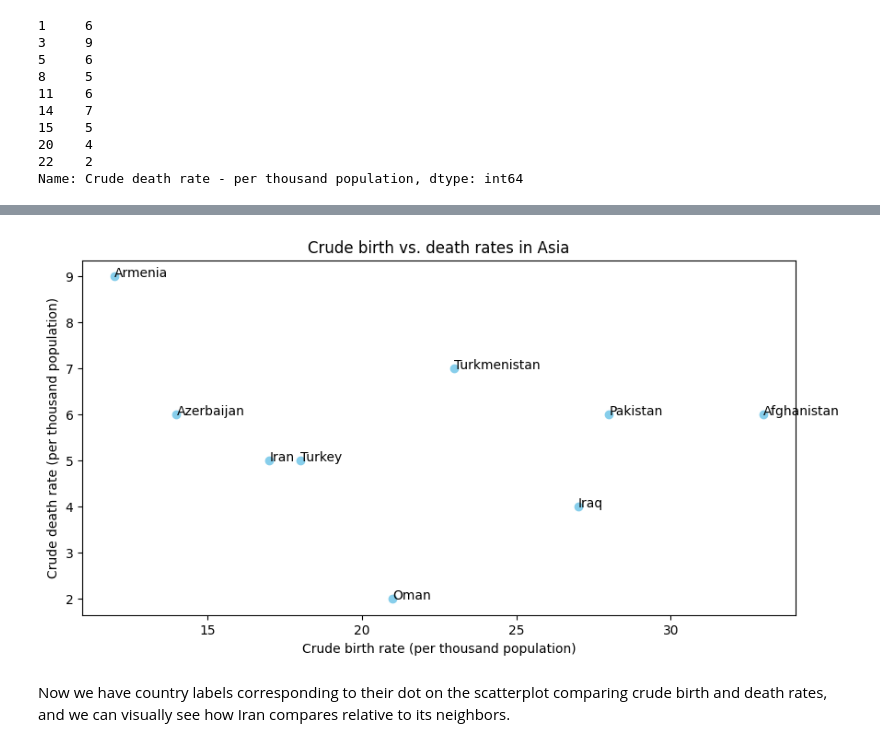
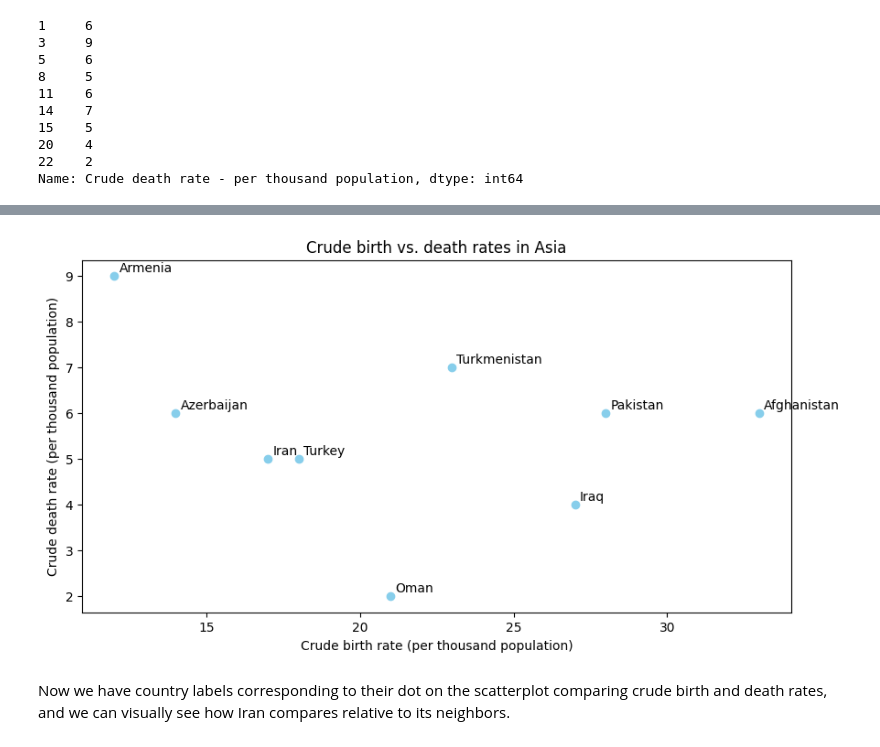
Before and after one commit to ICFJ-Computational-Journalism/english.lessons, a Jupyter notebook: english/2_Data-visualization/offline_dataviz_textannotations.ipynb, the cells around one changed output, grey strips where cells are left out. Cells and saved outputs as stored; diff of their text form; code cells hidden in the pictures.

Commit message:
Edits for text annotations notebook

```diff
--- a/english/2_Data-visualization/offline_dataviz_textannotations.ipynb
+++ b/english/2_Data-visualization/offline_dataviz_textannotations.ipynb
@@ -12,8 +15,8 @@ import matplotlib.pyplot as plt
 Let's import the dataset we were using in lesson one (basic charts with matplotlib) that had crude birth, death and child mortality rates of countries around the world.
 # %%
 # importing dataset as a 'dataframe' (df) to analyze in python
-url = "https://raw.githubusercontent.com/kwonjs/datasets-to-use/main/iod-03222-crude-birth-rate-death-rate-child-mortality-rate-in-selected-countries-world-202-en.csv"
-df = pd.read_csv(url)
+filename = "../../input/iod-03222-crude-birth-rate-death-rate-child-mortality-rate-in-selected-countries-world-202-en.csv"
+df = pd.read_csv(filename)
 # %% [markdown]
 Now let's clean this dataset the same way we did in lesson one.
 # %%
@@ -97,28 +128,30 @@ iran_neighbors
 # %%
 # we need to make a 'subplot,' the 'ax' variable, in order to add data point labels
 fig, ax = plt.subplots(figsize=(10,5))
 
 # passing this data to the scatter plot
 plt.scatter(iran_neighbors_birth, iran_neighbors_death, color='skyblue')
 
 # setting the chart title, along with the x and y-axis labels
 plt.xlabel("Crude birth rate (per thousand population)")
 plt.ylabel("Crude death rate (per thousand population)")
 plt.title("Crude birth vs. death rates in Asia")
 
 # now it's time to add labels to the points
 
 # then what the label should contain (in this case, 'Country')
 # and lastly the font size
 for i in range(len(iran_neighbors_birth)): # we're looping through EACH country in our dataset we're visualizing - in this case, JUST data from Iran and its neighbors
-  plt.text(iran_neighbors_birth.reset_index(drop=True)[i], # and for each country, we're plotting its datapoint so we need the 'x' value (country birth rate)
-           iran_neighbors_death.reset_index(drop=True)[i], # and the country's 'y' value (country death rate)
-           iran_neighbors["Country"].reset_index(drop=True)[i], # and then the label corresponding to that country (the country name - contained in "Country")
-           size=10) # and lastly the font size of the label
+  plt.text(
+    iran_neighbors_birth.reset_index(drop=True)[i] + 0.15, # and for each country, we're plotting its datapoint so we need the 'x' value (country birth rate)
+    iran_neighbors_death.reset_index(drop=True)[i] + 0.1, # and the country's 'y' value (country death rate)
+    iran_neighbors["Country"].reset_index(drop=True)[i], # and then the label corresponding to that country (the country name - contained in "Country")
+    size=10 # and lastly the font size of the label
+  )
 
 plt.show()
 # %% [output]
-[figure, old version]
+[figure, new version]
 # %% [markdown]
 Now we have country labels corresponding to their dot on the scatterplot comparing crude birth and death rates, and we can visually see how Iran compares relative to its neighbors.
 # %% [markdown]
```
Also changed, not shown: parts of 8 cells of this notebook.
